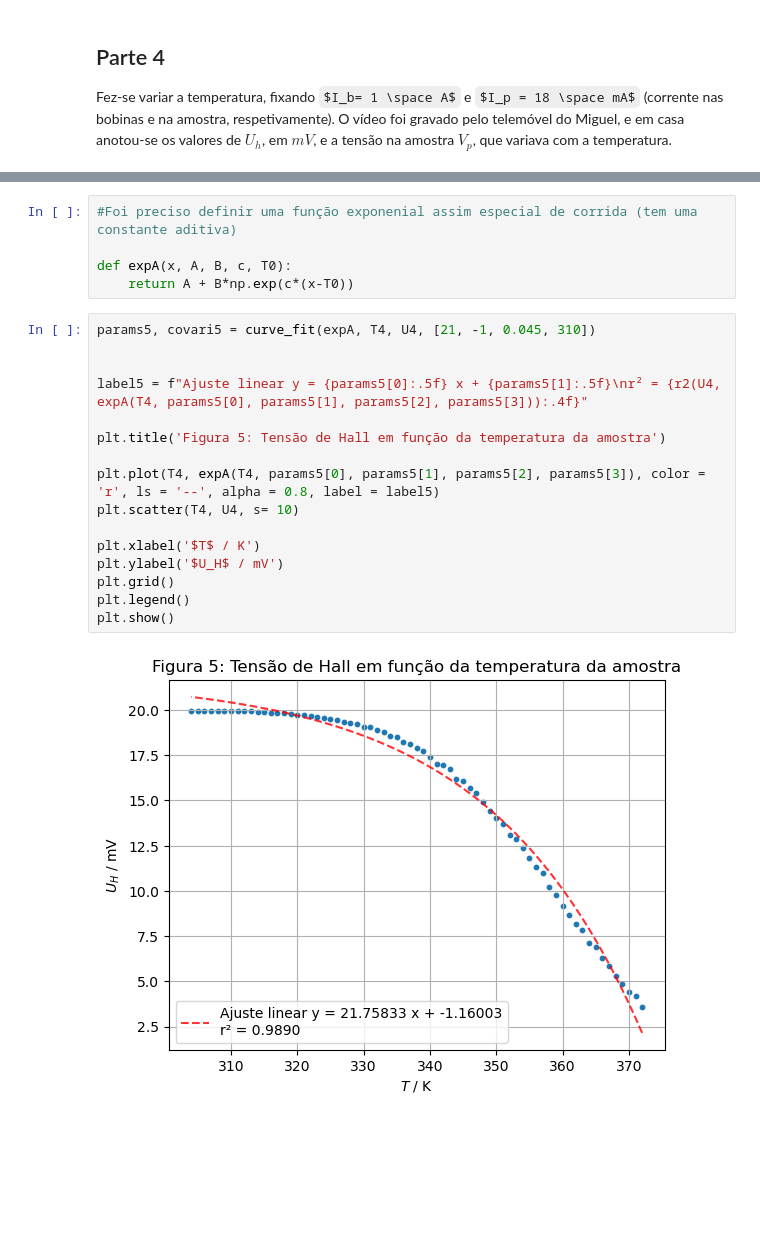
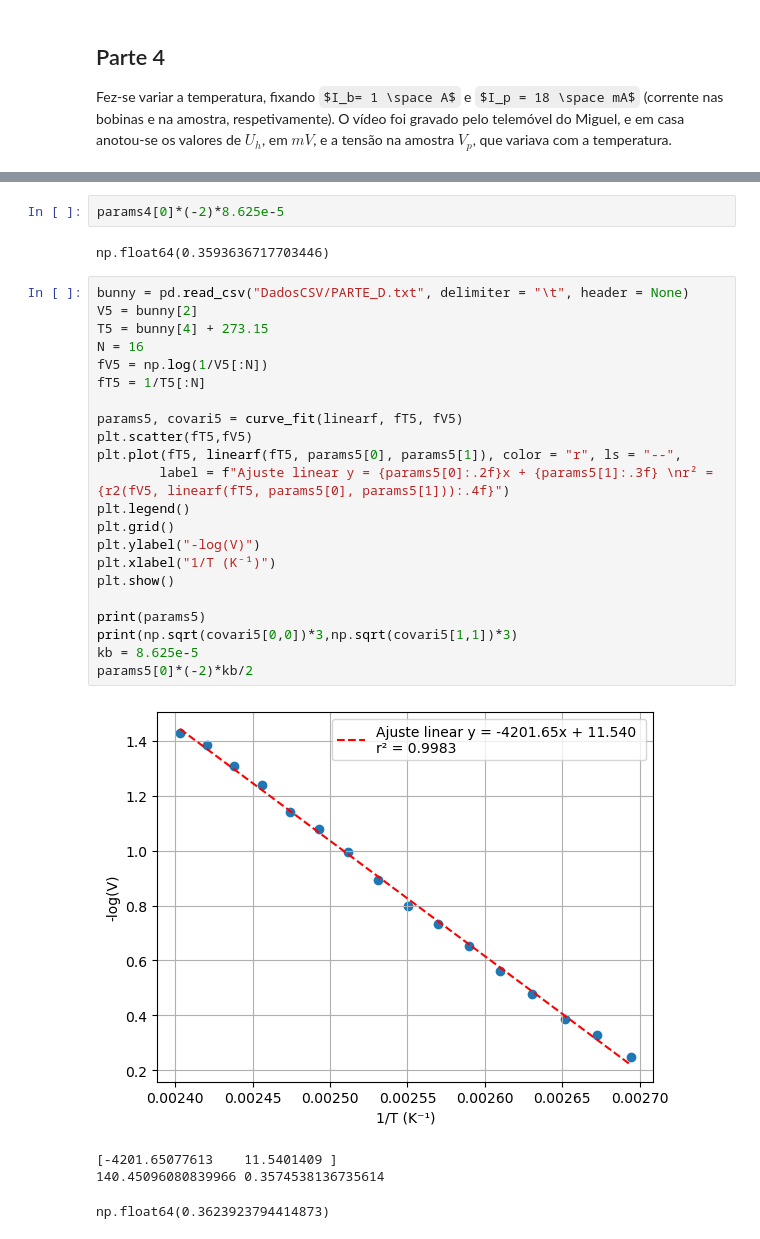
Before and after one commit to MRDias12/LabsIII, a Jupyter notebook: PLs/PL4/PL4Miguel.ipynb, the cells around one changed output, grey strips where cells are left out. Saved outputs shown, nothing was run; the diff lists cells and outputs as text; some formulas as TeX source; blank space fills up the shorter version.

```diff
--- a/PLs/PL4/PL4Miguel.ipynb
+++ b/PLs/PL4/PL4Miguel.ipynb
@@ -188,23 +193,31 @@ plt.show()
-# %%
-#Foi preciso definir uma função exponenial assim especial de corrida (tem uma constante aditiva)
-
-def expA(x, A, B, c, T0):
-    return A + B*np.exp(c*(x-T0))
-# %%
-params5, covari5 = curve_fit(expA, T4, U4, [21, -1, 0.045, 310])
-
-
-label5 = f"Ajuste linear y = {params5[0]:.5f} x + {params5[1]:.5f}\nr² = {r2(U4, expA(T4, params5[0], params5[1], params5[2], params5[3])):.4f}"
-
-plt.title('Figura 5: Tensão de Hall em função da temperatura da amostra')
-
-plt.plot(T4, expA(T4, params5[0], params5[1], params5[2], params5[3]), color = 'r', ls = '--', alpha = 0.8, label = label5)
-plt.scatter(T4, U4, s= 10)
-
-plt.xlabel('$T$ / K')
-plt.ylabel('$U_H$ / mV')
-plt.grid()
-plt.legend()
-plt.show()
-# %% [output]
-[figure, removed]
+# %%
+params4[0]*(-2)*8.625e-5
+# %% [output]
+np.float64(0.3593636717703446)
+# %%
+bunny = pd.read_csv("DadosCSV/PARTE_D.txt", delimiter = "\t", header = None)
+V5 = bunny[2]
+T5 = bunny[4] + 273.15
+N = 16
+fV5 = np.log(1/V5[:N])
+fT5 = 1/T5[:N]
+
+params5, covari5 = curve_fit(linearf, fT5, fV5)
+plt.scatter(fT5,fV5)
+plt.plot(fT5, linearf(fT5, params5[0], params5[1]), color = "r", ls = "--",
+        label = f"Ajuste linear y = {params5[0]:.2f}x + {params5[1]:.3f} \nr² = {r2(fV5, linearf(fT5, params5[0], params5[1])):.4f}")
+plt.legend()
+plt.grid()
+plt.ylabel("-log(V)")
+plt.xlabel("1/T (K⁻¹)")
+plt.show()
+
+print(params5)
+print(np.sqrt(covari5[0,0])*3,np.sqrt(covari5[1,1])*3)
+kb = 8.625e-5
+params5[0]*(-2)*kb/2
+# %% [output]
+[figure, added]
+[-4201.65077613    11.5401409 ]
+140.45096080839966 0.3574538136735614
+np.float64(0.3623923794414873)
```
Also changed, not shown: parts of 4 cells of this notebook, 1 other file.
